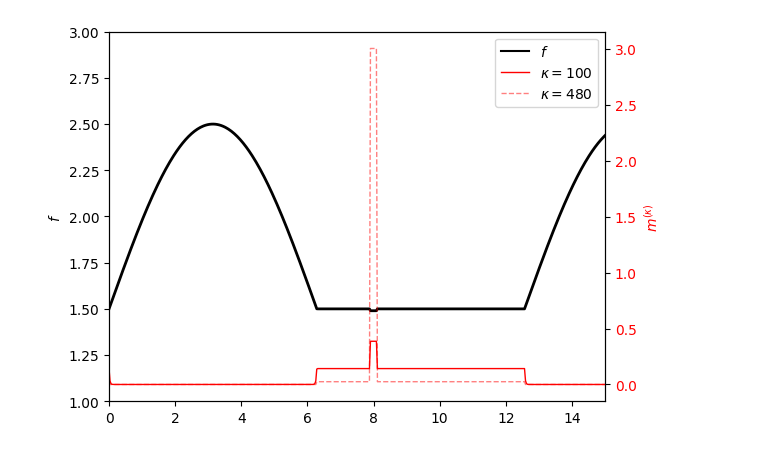
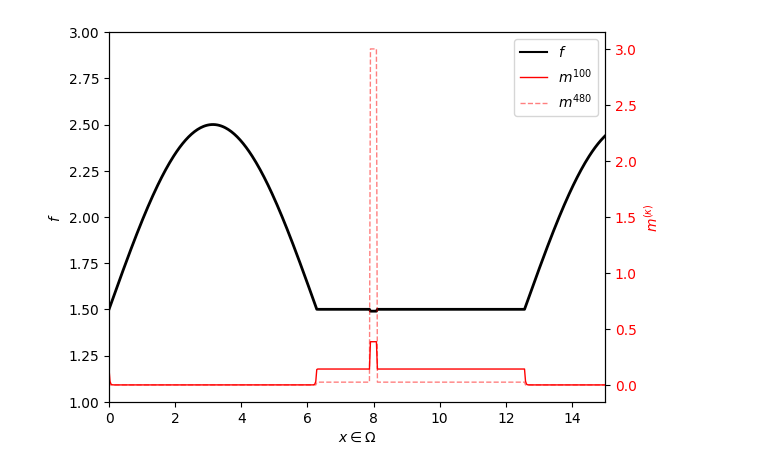
Before and after one commit to gaetanserre/Stochastic-Global-Optimization, a Jupyter notebook: m_k_fig.ipynb, the cells around one changed output. Cells and saved outputs as stored; diff of their text form; code cells hidden in the pictures.

Commit message:
Figures

```diff
--- a/m_k_fig.ipynb
+++ b/m_k_fig.ipynb
@@ -35,32 +35,34 @@ color = "black"
 ax1.set_ylabel("$f$", color=color)
 ax1.plot(x, [F(np.array([x_i])) for x_i in x], c=(0, 0, 0), linewidth=2.0)
 
 ax2 = ax1.twinx()
 
 """ colors = [(0.92, 0.4, 0.46, 0.3), (0.79, 0.2, 0.22, 0.5), (0.93, 0.22, 0.1, 0.7), (0.51, 0.12, 0.11, 1)]
 
 mean_color = np.zeros(3)
 for c in colors:
   mean_color += np.array(c[:-1])
 mean_color /= len(colors)
 mean_color = tuple(mean_color) """
 
 alphas = [1, 0.5] #np.linspace(0.5, 1, 2)
 
 
 ax2.set_ylabel("$m^{(\kappa)}$", color="red")
 ax2.tick_params(axis='y', labelcolor="red")
 ax2.plot([0], [0], label="$f$", c="black")
 line_styles = ["-", "--"]
 for k, alpha, ls in zip([100, 480], alphas, line_styles):
   integral = quad(lambda x : np.exp(-k*F(np.array([ x ]).reshape(1, -1))), bounds[0, 0], bounds[0, 1])[0]
   m_k = lambda x : np.exp(-k*F(x)) / integral
   c = (1, 0, 0, alpha)
-  ax2.plot(x, [m_k(np.array([x_i])) for x_i in x], ls, c=c, label=f"$\kappa = {k}$", linewidth=1)
+  exp = "{" + f"{k}" + "}"
+  ax2.plot(x, [m_k(np.array([x_i])) for x_i in x], ls, c=c, label=f"$m^{exp}$", linewidth=1)
 plt.xlim(bounds[0, 0], bounds[0, 1])
 ax1.set_ylim(1, 3)
+ax1.set_xlabel("$x \in \Omega$")
 ax2.legend()
 
 plt.savefig("ex-bad-kappa.pdf", bbox_inches="tight")
 # %% [output]
-[figure, old version]
+[figure, new version]
```
Also changed, not shown: parts of 2 cells of this notebook, 6 other files.
